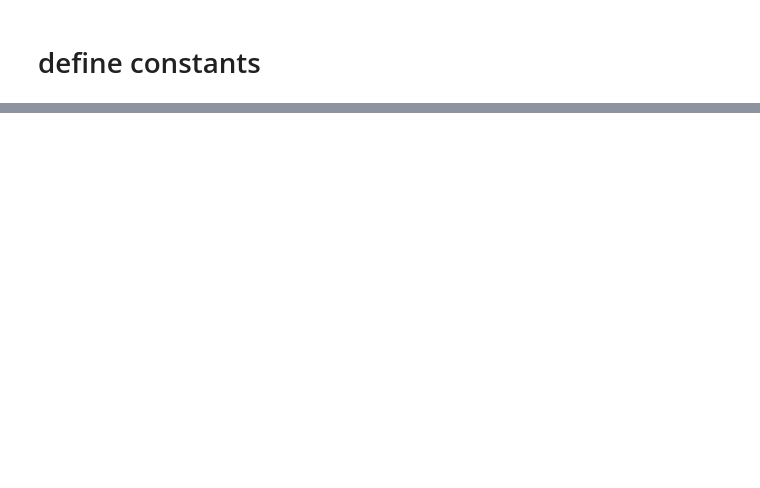
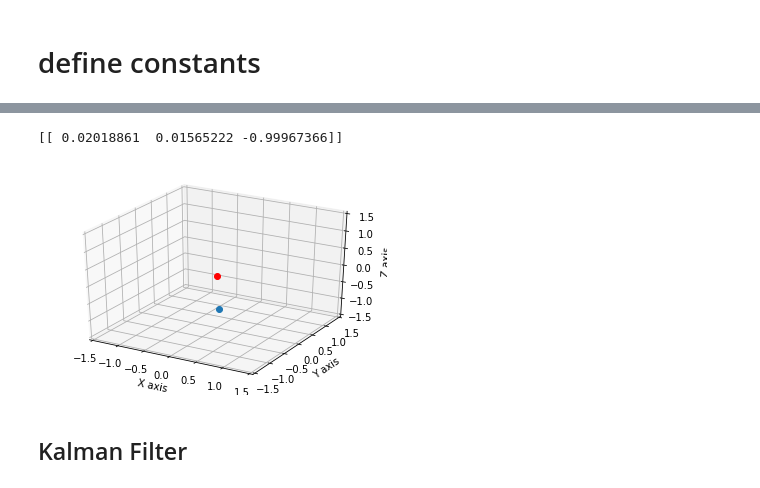
Before and after one commit to john2zy/IMU-Position-Tracking, a Jupyter notebook: main.ipynb, the cells around one changed output, grey strips where cells are left out. Drawn from its saved outputs; the diff is of its cells as text; code cells hidden in the pictures; blank space fills up the shorter version.

```diff
--- a/main.ipynb
+++ b/main.ipynb
@@ -47,0 +151,20 @@ plt.plot(n, v)
+# %%
+g_fig = plt.figure()
+ax = g_fig.add_subplot(111, projection='3d')
+# ax.plot(points[:, 0], points[:, 1], points[:, 1], 'o')
+
+ax.set_xlim(-1.5, 1.5)
+ax.set_ylim(-1.5, 1.5)
+ax.set_zlim(-1.5, 1.5)
+ax.set_xlabel('X axis')
+ax.set_ylabel('Y axis')
+ax.set_zlabel('Z axis')
+ax.plot(g_dir[0], g_dir[1], g_dir[2], 'o')
+ax.plot([0], [0], [0], 'ro')
+
+print(g_dir.T)
+# %% [output]
+[[ 0.02018861  0.01565222 -0.99967366]]
+[figure, added]
+# %% [markdown]
+## Kalman Filter
```
Also changed, not shown: parts of 21 cells of this notebook, 2 other files.
